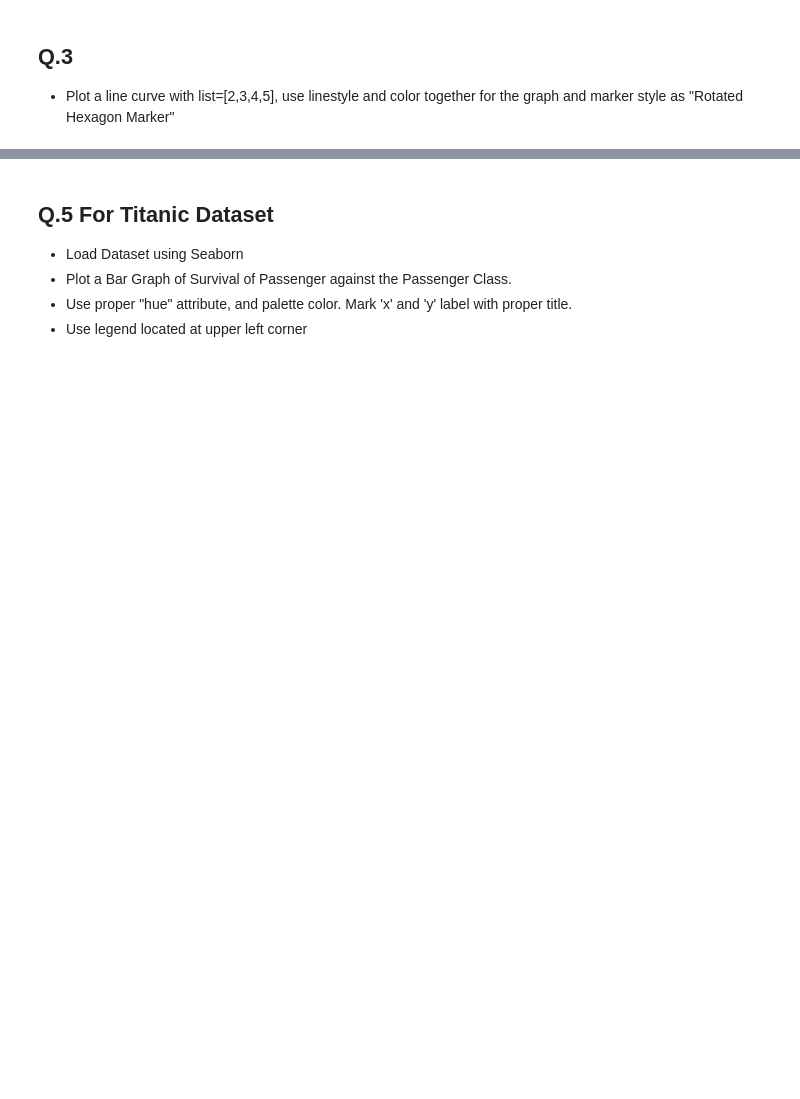
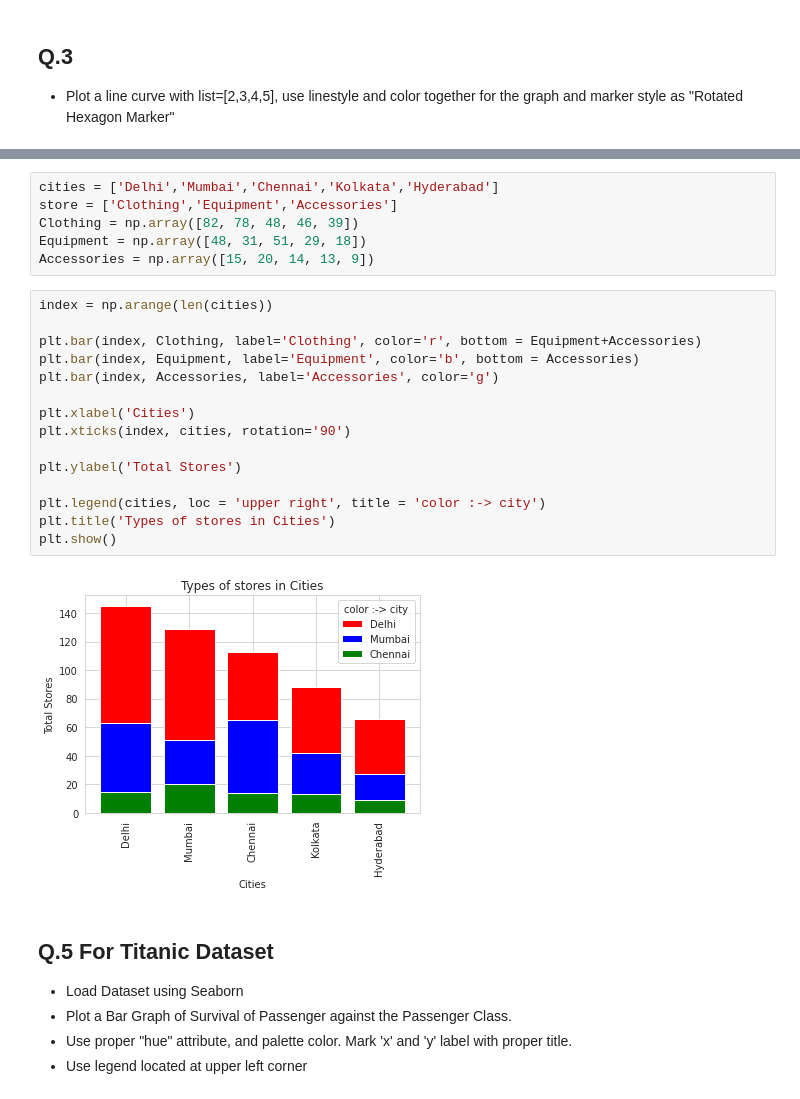
Before and after one commit to harshitgupta5/Chest-Pneumonia-Detection, a Jupyter notebook: Assignments/Data_Visualization_Assignment.ipynb, the cells around one changed output, grey strips where cells are left out. Cells and saved outputs as stored; diff of their text form; blank space fills up the shorter version.

```diff
--- a/Assignments/Data_Visualization_Assignment.ipynb
+++ b/Assignments/Data_Visualization_Assignment.ipynb
@@ -82,6 +82,29 @@ plt.show()
     - Use proper colors and x and y label for the graph
     - Use legend positioned at upper right corner
     - Also mark xticks with an angle of 90 Degree
+# %%
+cities = ['Delhi','Mumbai','Chennai','Kolkata','Hyderabad']
+store = ['Clothing','Equipment','Accessories']
+Clothing = np.array([82, 78, 48, 46, 39])
+Equipment = np.array([48, 31, 51, 29, 18])
+Accessories = np.array([15, 20, 14, 13, 9])
+# %%
+index = np.arange(len(cities))
+
+plt.bar(index, Clothing, label='Clothing', color='r', bottom = Equipment+Accessories)
+plt.bar(index, Equipment, label='Equipment', color='b', bottom = Accessories)
+plt.bar(index, Accessories, label='Accessories', color='g')
+
+plt.xlabel('Cities')
+plt.xticks(index, cities, rotation='90')
+
+plt.ylabel('Total Stores')
+
+plt.legend(cities, loc = 'upper right', title = 'color :-> city')
+plt.title('Types of stores in Cities')
+plt.show()
+# %% [output]
+[figure, added]
 # %% [markdown]
 ## Q.5 For Titanic Dataset
 - Load Dataset using Seaborn
```
Also changed, not shown: parts of 12 cells of this notebook.
